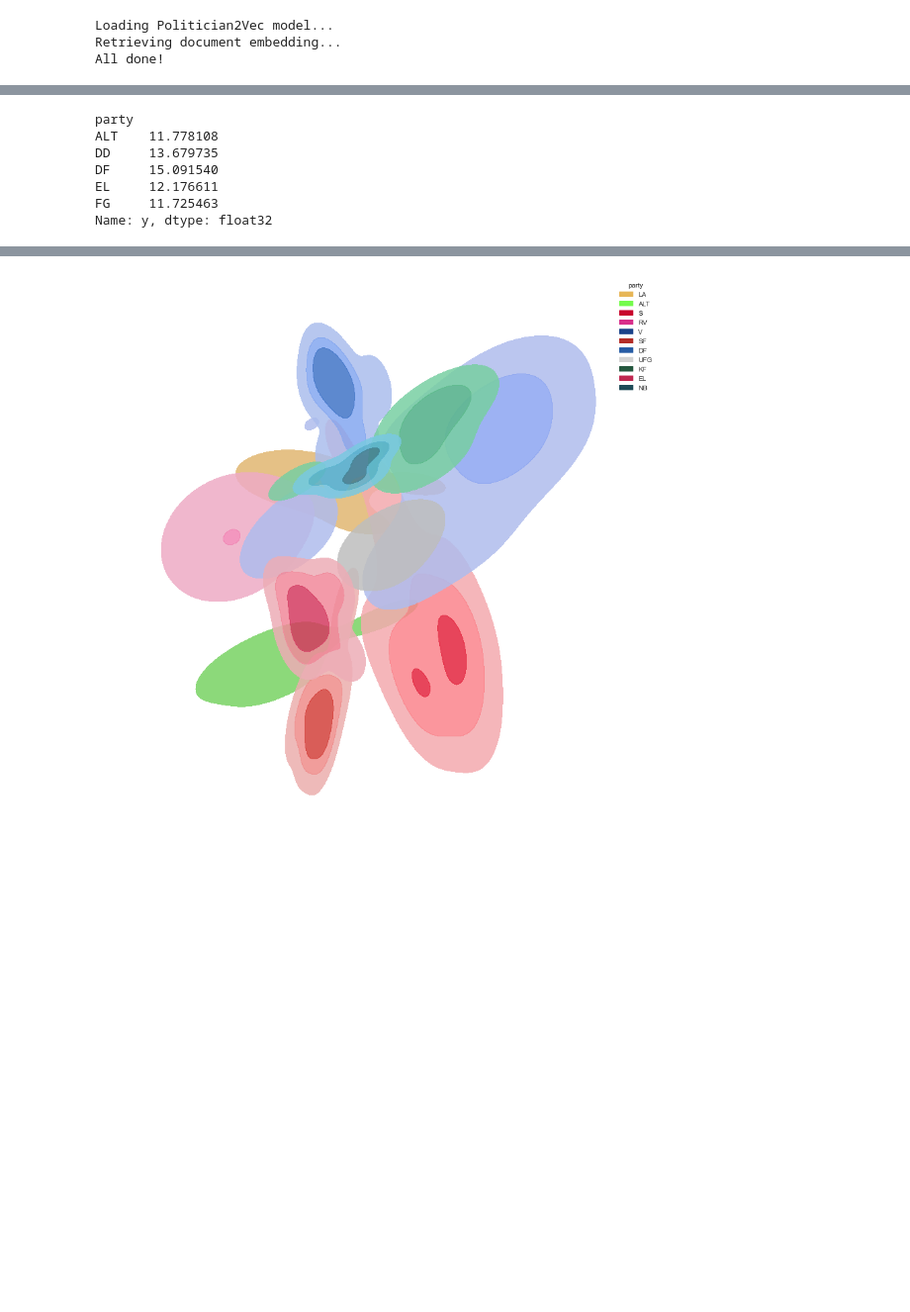
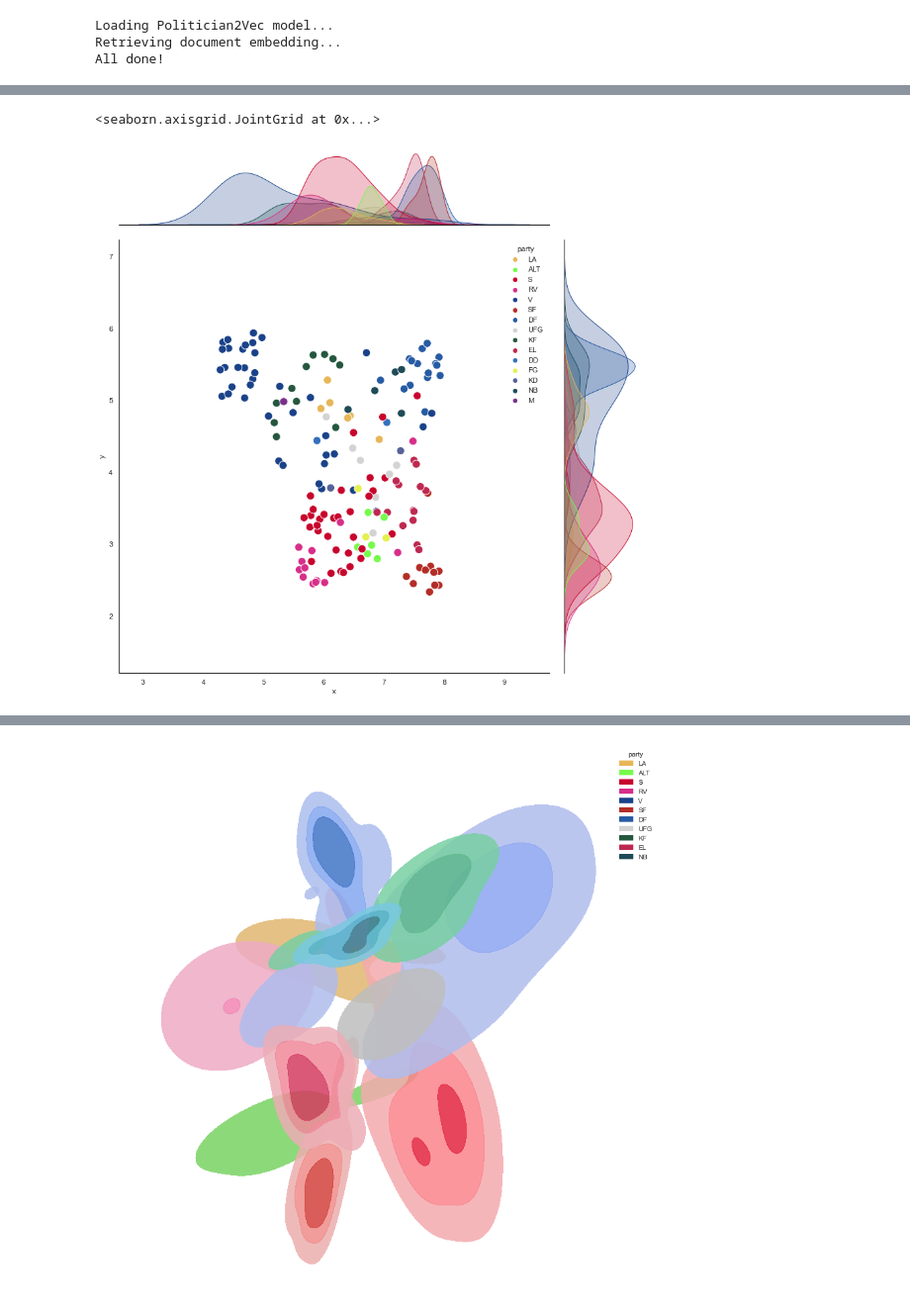
Before and after one commit to mathiasbruun/DCPA, a Jupyter notebook: validate_embeddings.ipynb, the cells around one changed output, grey strips where cells are left out. Shown at 99% size. Saved outputs shown, nothing was run; the diff lists cells and outputs as text; code cells hidden in the pictures; blank space fills up the shorter version.

```diff
--- a/validate_embeddings.ipynb
+++ b/validate_embeddings.ipynb
@@ -94,10 +191,0 @@ plot_docs = plot_docs.groupby('party')['y'].agg('mean')
-# %%
-plot_docs.head()
-# %% [output]
-party
-ALT    11.778108
-DD     13.679735
-DF     15.091540
-EL     12.176611
-FG     11.725463
-Name: y, dtype: float32
@@ -104,3 +197,21 @@ Name: y, dtype: float32
+# %%
+sns.jointplot(
+    data = plot_docs,
+    x = 'x',
+    y = 'y',
+    hue = 'party',
+    palette = colormap,
+    alpha = 1,
+    height = 12,
+    s=150,
+    # ylim = (2, 6.5),
+    # xlim = (2, 6.5),
+)
+
+# THIS KINDA SORTA LOOKS LIKE THE EPINION SCALE.
+# %% [output]
+<seaborn.axisgrid.JointGrid at 0x...>
+[figure, added]
 # %%
 sns.set_theme(style="white", rc={"axes.facecolor": (0, 0, 0, 0)})
 
```
Also changed, not shown: parts of 12 cells of this notebook, 1 other file.
